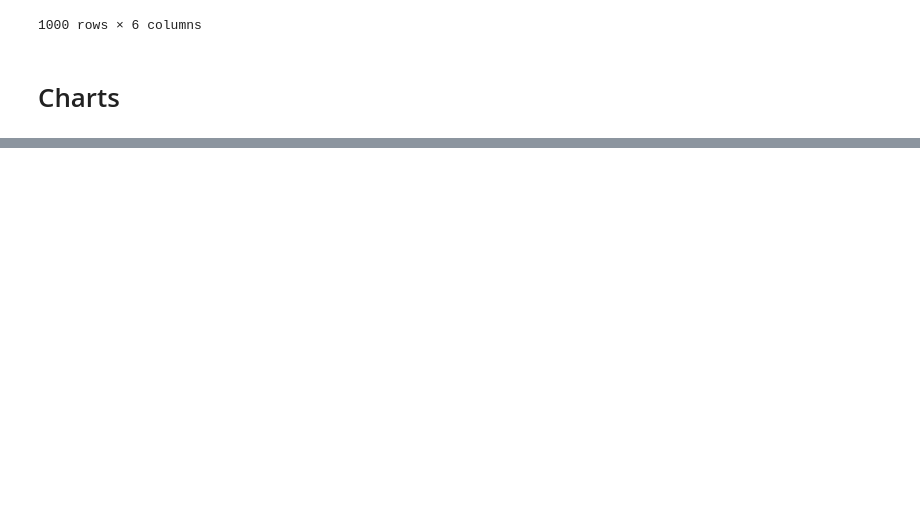
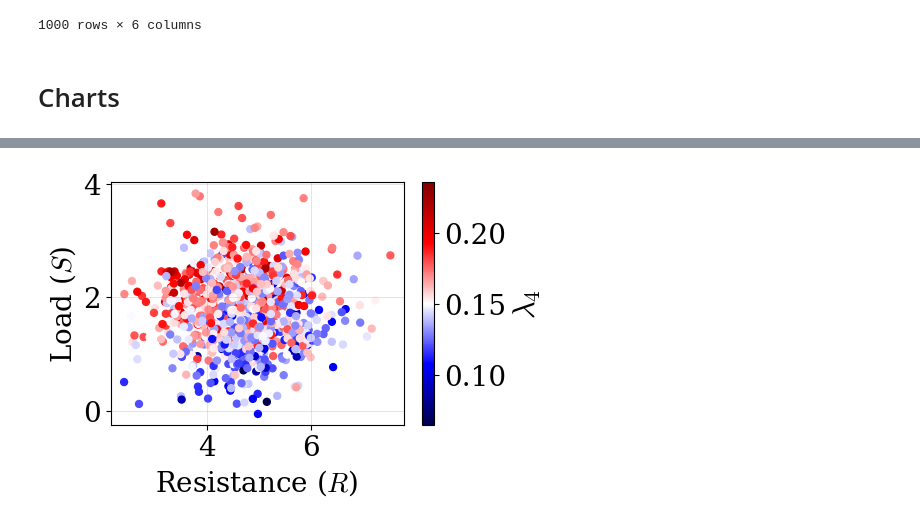
Before and after one commit to Pesquisa-UFCAT/2024-1_victor_hugo_renata_maria, a Jupyter notebook: analysis_lambdas_over_time.ipynb, the cells around one changed output, grey strips where cells are left out. Saved outputs shown, nothing was run; the diff lists cells and outputs as text; code cells hidden in the pictures; blank space fills up the shorter version.

```diff
--- a/analysis_lambdas_over_time.ipynb
+++ b/analysis_lambdas_over_time.ipynb
@@ -185,0 +76,77 @@ plt.show()
+# %%
+### Figure name and DPI
+dpi = 600
+name = 'lambda_4_t-0'
+
+### Chart dimensions (in centimeters)
+b_cm = 12
+h_cm = 8
+inches_to_cm = 1 / 2.54
+b_input = b_cm * inches_to_cm
+h_input = h_cm * inches_to_cm
+
+### Axis and labels
+label_x = 'Resistance ($R$)'
+label_y = 'Load ($S$)'
+label_cmap = r'$\lambda_{4}$'
+
+size_label = 20
+size_axis = 20
+
+# 🔹 tamanhos específicos da colorbar
+size_cbar_label = 22
+size_cbar_ticks = 20
+
+color_label = 'black'
+color_axis = 'black'
+
+### Scatter
+cmap_type = 'seismic'
+size_scatter = 25
+
+### Grid
+on_or_off = True
+line_width_grid = 0.5
+alpha_grid = 0.3
+style_grid = '-'
+color_grid = 'gray'
+
+### Figure
+fig, ax = plt.subplots(figsize=(b_input, h_input))
+
+ax.tick_params(axis='both', which='major',
+               labelsize=size_axis,
+               colors=color_axis)
+
+ax.set_xlabel(label_x, fontsize=size_label, color=color_label)
+ax.set_ylabel(label_y, fontsize=size_label, color=color_label)
+
+### Grid
+ax.grid(on_or_off, which='both',
+        linestyle=style_grid,
+        linewidth=line_width_grid,
+        color=color_grid,
+        alpha=alpha_grid)
+
+### Scatter plot
+sc = ax.scatter(
+    glam_data_0['r'],
+    glam_data_0['s'],
+    c=glam_data_0['lambda 4'],
+    cmap=cmap_type,
+    s=size_scatter
+)
+
+### Colorbar (AJUSTE PRINCIPAL)
+cbar = fig.colorbar(sc, ax=ax)
+cbar.set_label(label_cmap,
+               fontsize=size_cbar_label,
+               color=color_label)
+
+cbar.ax.tick_params(labelsize=size_cbar_ticks)
+
+### Save
+fig.savefig(f'z_{name}.png', dpi=dpi, bbox_inches='tight')
+plt.show()
+# %% [output]
+[figure, added]
```
Also changed, not shown: parts of 6 cells of this notebook, 21 other files.
